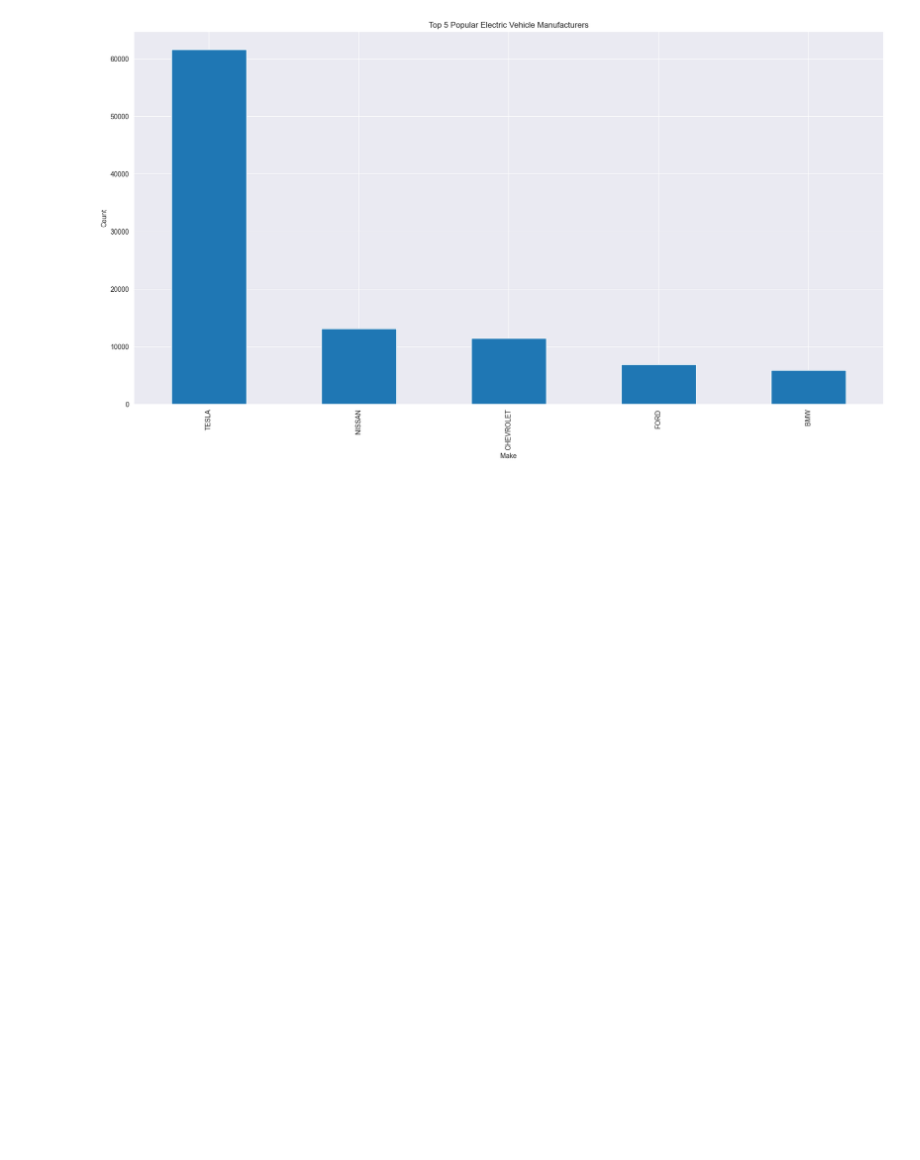
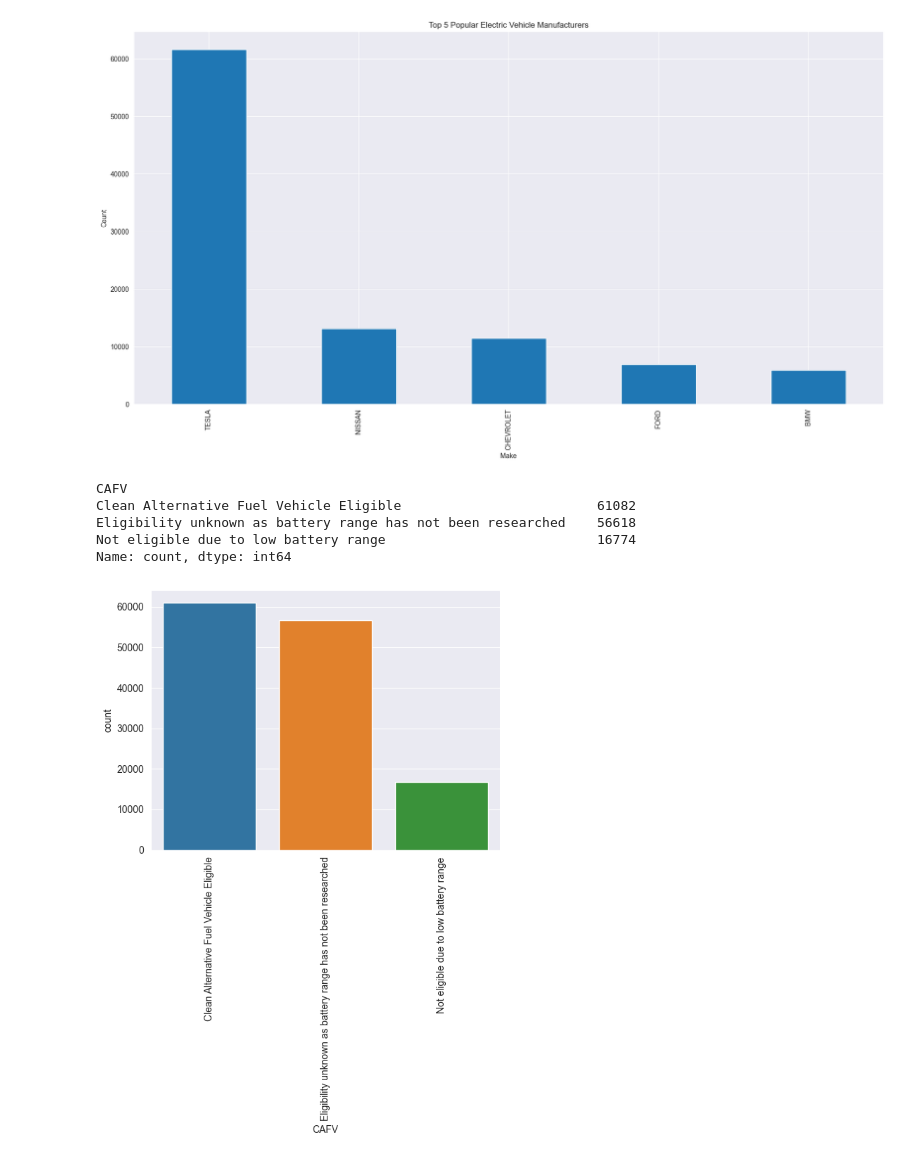
Before and after one commit to Mfundo-debug/electric_vehicle, a Jupyter notebook: EDA.ipynb, the cells around one changed output. Cells and saved outputs as stored; diff of their text form; code cells hidden in the pictures; blank space fills up the shorter version.

```diff
--- a/EDA.ipynb
+++ b/EDA.ipynb
@@ -249,3 +249,18 @@ plt.title('Top 5 Popular Electric Vehicle Manufacturers')
 plt.show()
 # %% [output]
 [figure]
+# %%
+# value_counts for CAFV
+data['CAFV'].value_counts()
+# %% [output]
+CAFV
+Clean Alternative Fuel Vehicle Eligible                         61082
+Eligibility unknown as battery range has not been researched    56618
+Not eligible due to low battery range                           16774
+Name: count, dtype: int64
+# %%
+sns.countplot(x='CAFV', data=data)
+plt.xticks(rotation=90)
+plt.show()
+# %% [output]
+[figure, added]
```
Also changed, not shown: parts of 5 cells of this notebook.
